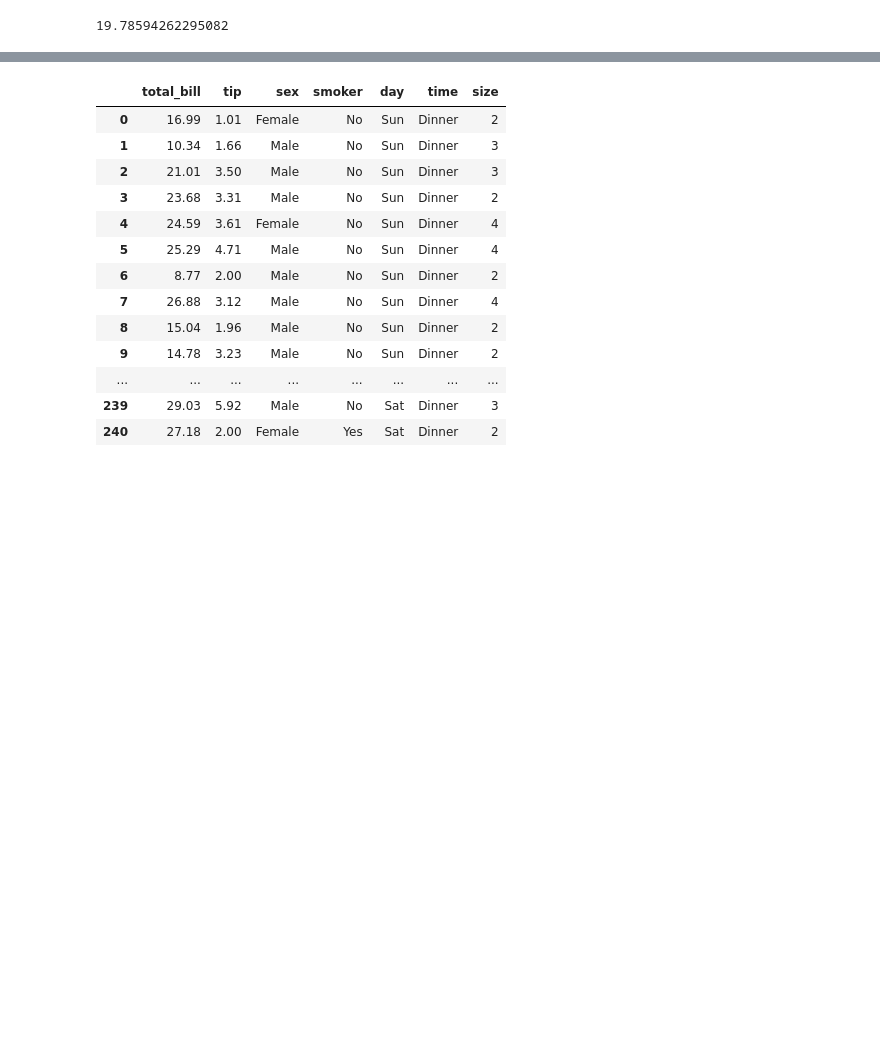
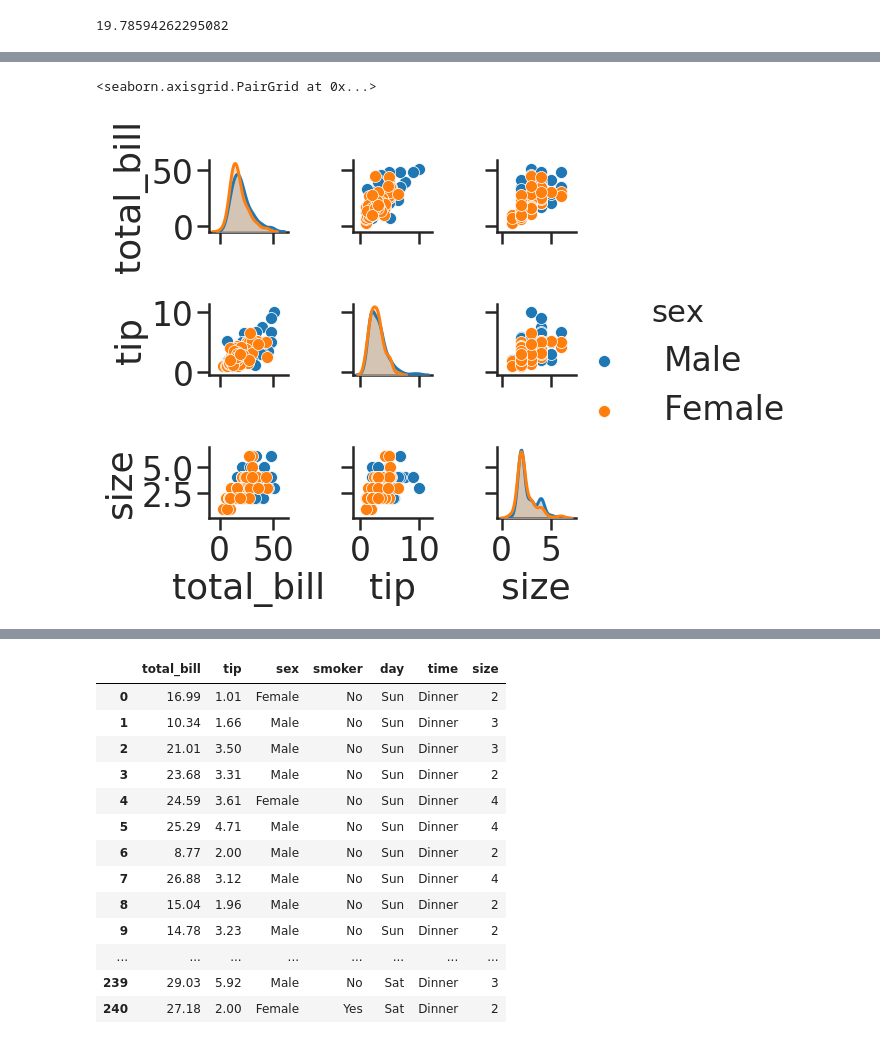
Before and after one commit to miguelzeph/Python, a Jupyter notebook: 2020/04_Data_Science_Study/04_Seaborn_study.ipynb, the cells around one changed output, grey strips where cells are left out. Saved outputs shown, nothing was run; the diff lists cells and outputs as text; code cells hidden in the pictures; blank space fills up the shorter version.

```diff
--- a/2020/04_Data_Science_Study/04_Seaborn_study.ipynb
+++ b/2020/04_Data_Science_Study/04_Seaborn_study.ipynb
@@ -83,3 +102,8 @@ sns.jointplot(x='total_bill',y='tip',data=tips, kind ='reg' )
+# %%
+sns.pairplot(tips, hue = 'sex')
+# %% [output]
+<seaborn.axisgrid.PairGrid at 0x...>
+[figure, added]
 # %%
 sns.jointplot(x='total_bill',y='tip',data=tips, kind ='kde' )
 # %% [output]
```
Also changed, not shown: parts of 52 cells of this notebook, 4 other files.
